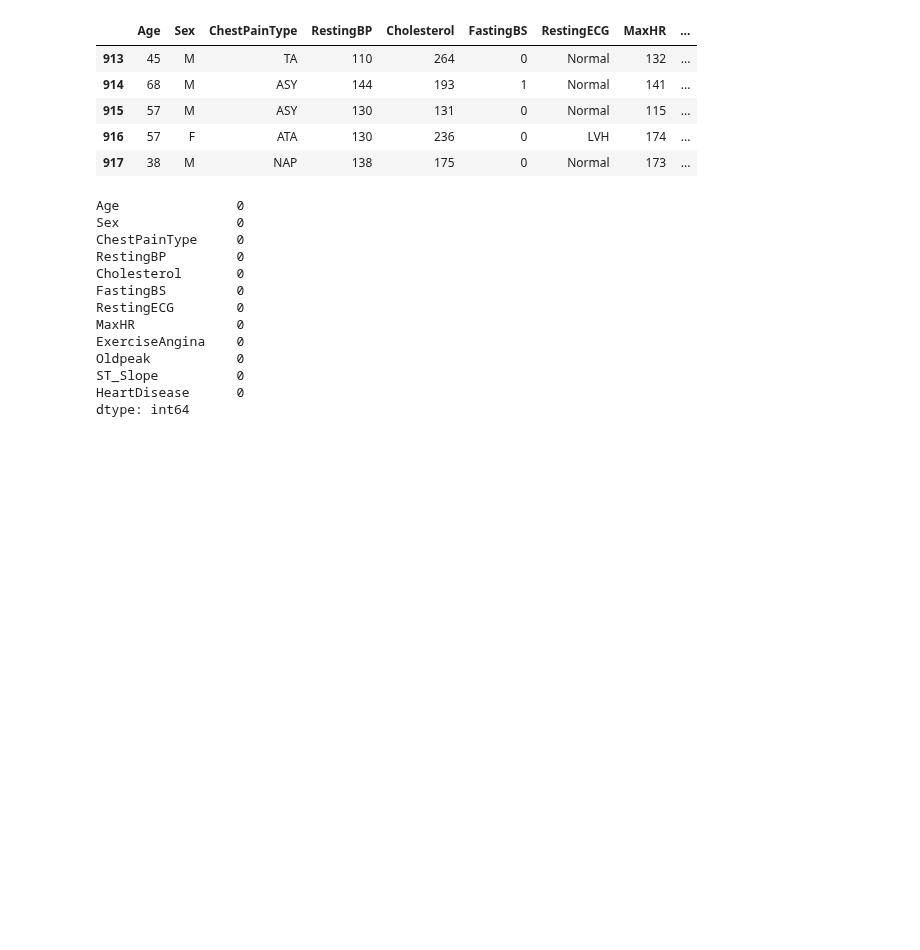
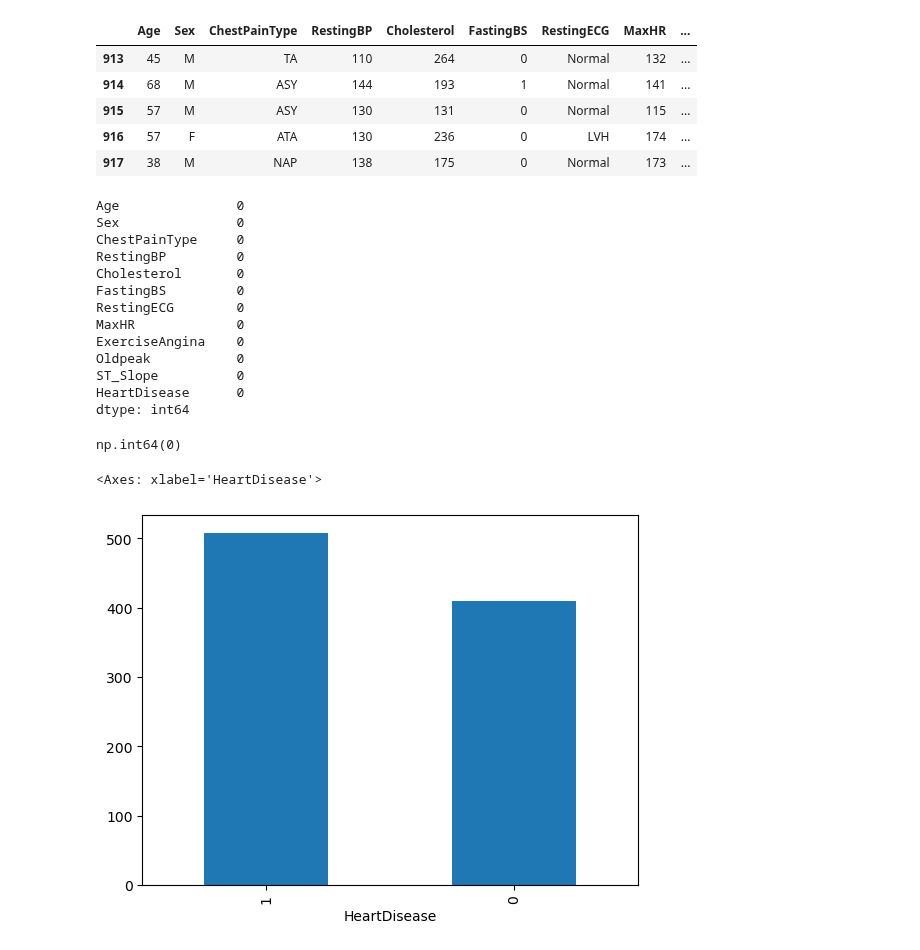
Before and after one commit to priyanshu5179/Machine-learning-part-1, a Jupyter notebook: heart.ipynb, the cells around one changed output. Saved outputs shown, nothing was run; the diff lists cells and outputs as text; code cells hidden in the pictures; blank space fills up the shorter version.

```diff
--- a/heart.ipynb
+++ b/heart.ipynb
@@ -102,3 +102,12 @@ Oldpeak           0
 ST_Slope          0
 HeartDisease      0
 dtype: int64
+# %%
+df.duplicated().sum()
+# %% [output]
+np.int64(0)
+# %%
+df['HeartDisease'].value_counts().plot(kind='bar')
+# %% [output]
+<Axes: xlabel='HeartDisease'>
+[figure, added]
```
Also changed, not shown: parts of 23 cells of this notebook.
